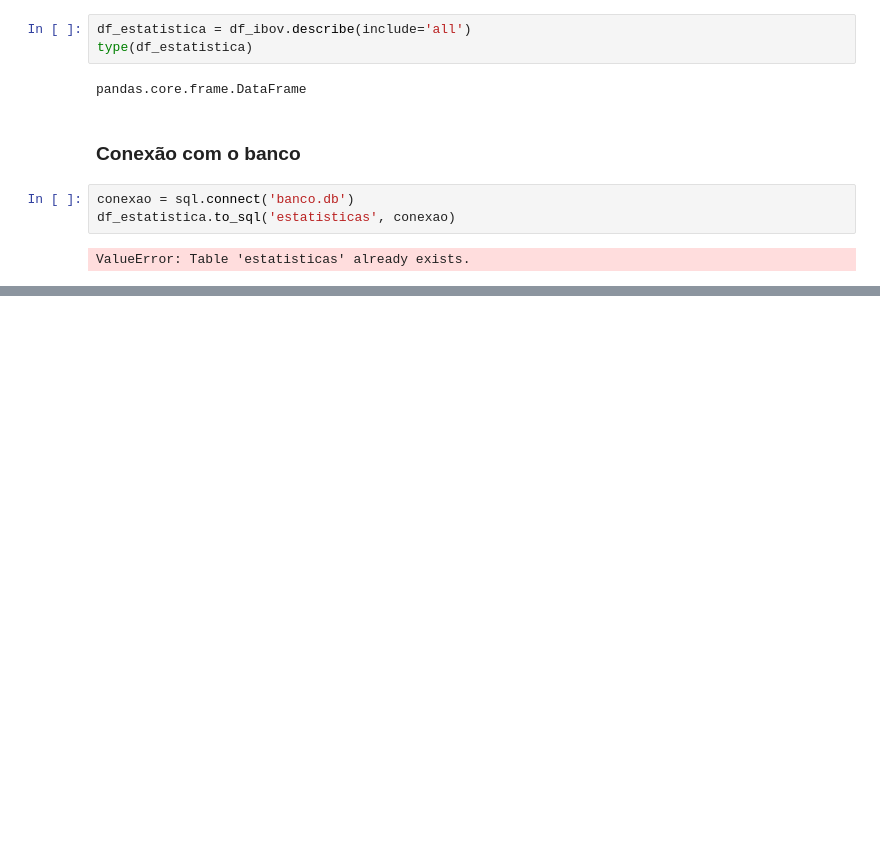
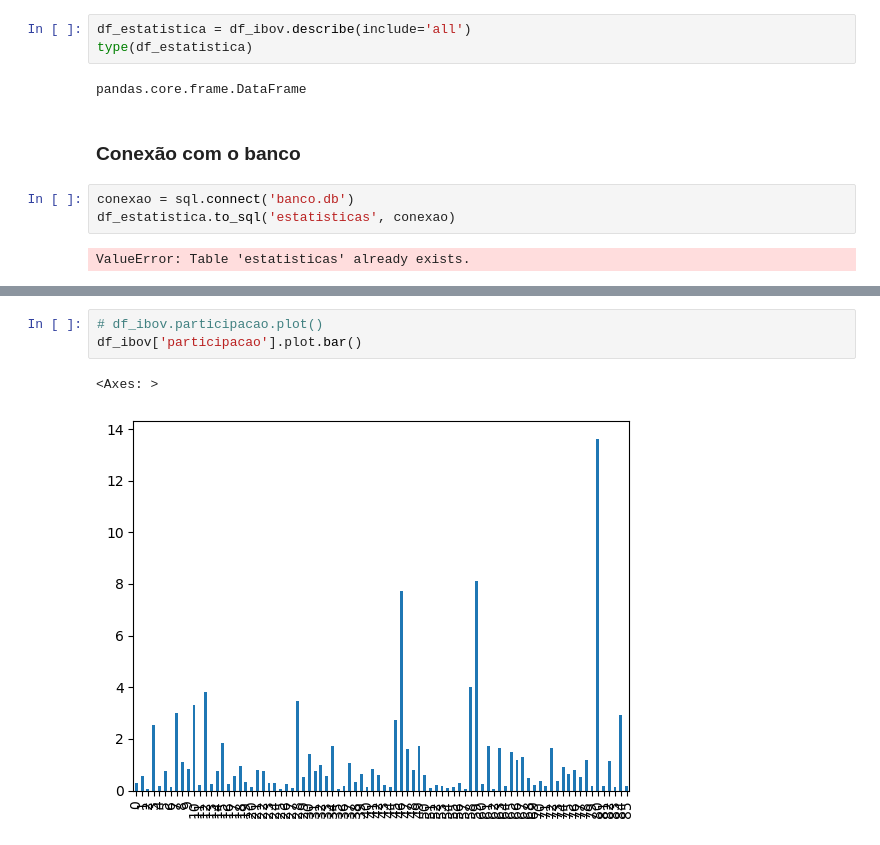
Before and after one commit to pdiegoneves/UNICESUMAR-Python-Avancado, a Jupyter notebook: bibliotecas.ipynb, the cells around one changed output, grey strips where cells are left out. Saved outputs shown, nothing was run; the diff lists cells and outputs as text; blank space fills up the shorter version.

```diff
--- a/bibliotecas.ipynb
+++ b/bibliotecas.ipynb
@@ -366,0 +376,6 @@ df_cardio.to_sql('cardio', conexao, if_exists='replace', index=False)
+# %%
+# df_ibov.participacao.plot()
+df_ibov['participacao'].plot.bar()
+# %% [output]
+<Axes: >
+[figure, added]
```
Also changed, not shown: parts of 33 cells of this notebook, 1 other file.
